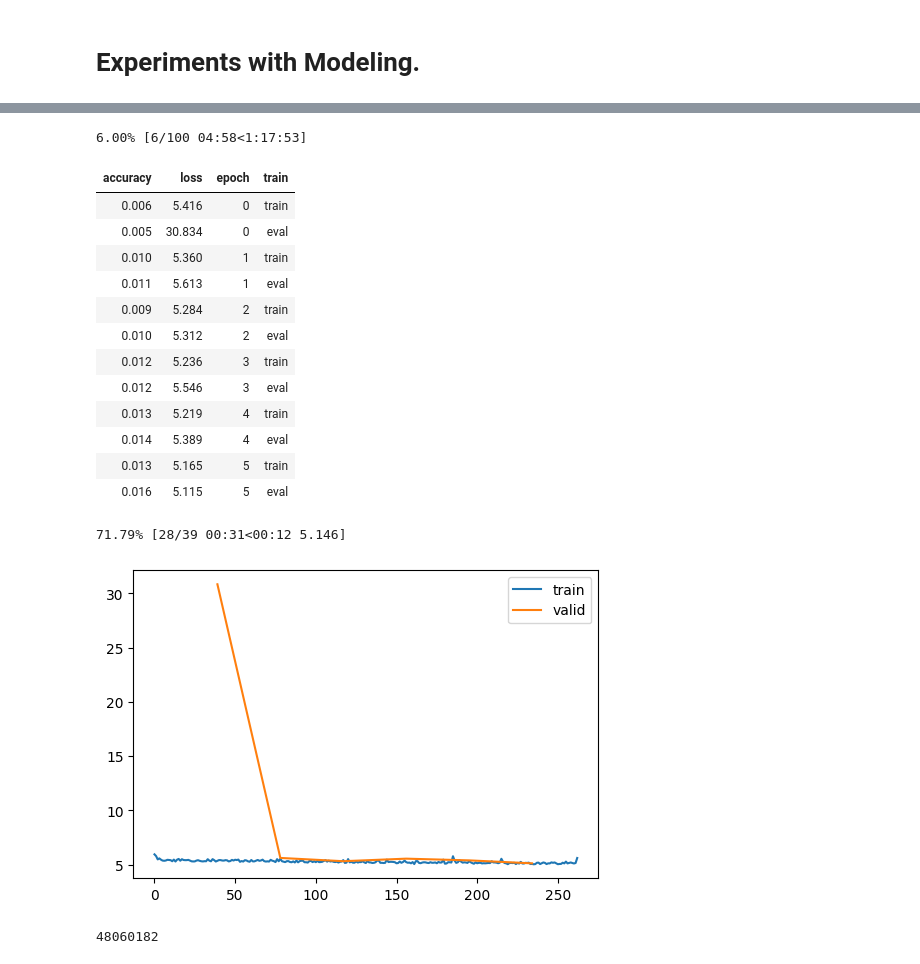
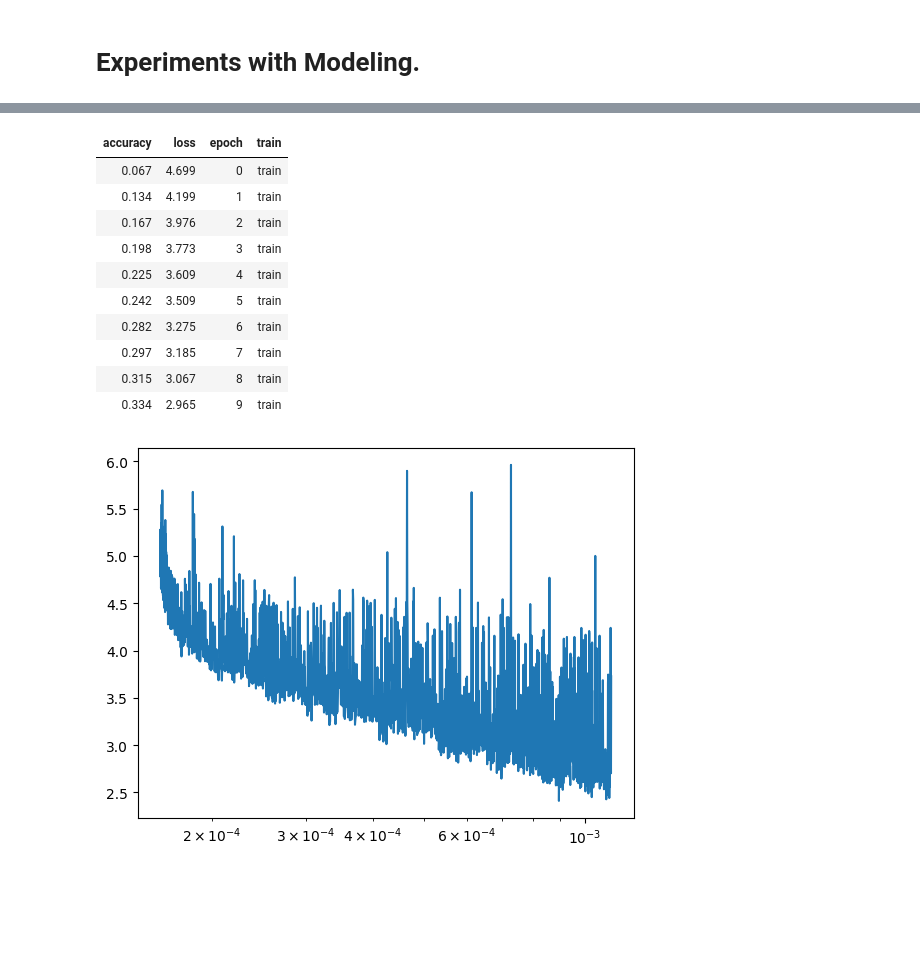
Before and after one commit to pranay8297/fastaip2, a Jupyter notebook: pre_act_experimentation.ipynb, the cells around one changed output, grey strips where cells are left out. Saved outputs shown, nothing was run; the diff lists cells and outputs as text; code cells hidden in the pictures; blank space fills up the shorter version.

```diff
--- a/pre_act_experimentation.ipynb
+++ b/pre_act_experimentation.ipynb
@@ -385,3 +370,5 @@ train_dl, valid_dl = DataLoader(train_ds, 256, True, collate_fn = collate_fn, nu
+# %%
+train_dl, valid_dl = DataLoader(train_ds, 512, True, collate_fn = collate_fn, num_workers = 2), DataLoader(valid_ds, 512, True, collate_fn = collate_fn, num_workers = 2)
 # %%
 x, y = next(iter(train_dl))
 # %%
@@ -399,56 +386,37 @@ x.shape, y.shape
 # Just complete Aug Norm CB v2
 # %%
 # function to build model with nfs and nls
+def blocks(nls, ni, nf, block, act = GeneralRelu):
+  # return [PreActResBlock(ni, nf, act = act)] + [PreActResBlock(nf, nf, stride = 1, act = act) if i < nls - 1 else block(nf, nf, stride = 1, act = act) for i in range(nls - 1)]
+  return [PreActResBlock(ni, nf, act = act)] + [PreActResBlock(nf, nf, stride = 1, act = act) for i in range(nls - 1)]
 
-def blocks(nls, ni, nf, block):
-  ls = [PreActResBlock(ni, nf)] + [block(nf, nf, stride = 1) for i in range(nls - 1)]
-  return ls
-
-def get_model(block = PreActResBlockD, act = GeneralRelu, nls = [2, 3, 4, 2, 1], nfs = [64, 128, 256, 512, 1024], nc = 10, norm = nn.BatchNorm2d, bias = True, p = 0.2):
+def get_model(block = PreActResBlockD, act = GeneralRelu, nls = [1, 3, 5, 3, 1], nfs = [32, 64, 128, 256, 512], nc = 10, norm = nn.BatchNorm2d, bias = True, p = 0.2):
 
   pnf, layers = 3, []
-
   for nl, nf in zip(nls, nfs):
-    layers += blocks(nl, pnf, nf, block)
+    layers += blocks(nl, pnf, nf, block, act = act)
     pnf = nf
 
-  return nn.Sequential(*layers, act(), AveragePool(), nn.Dropout(p), nn.Linear(nf, nc, bias = False), nn.BatchNorm1d(nc))
+  return nn.Sequential(*layers, nn.BatchNorm2d(nfs[-1]), act(), AveragePool(), nn.Dropout(p), nn.Linear(nf, nc, bias = False), nn.BatchNorm1d(nc))
 # %%
-act_gr = partial(GeneralRelu, sub = 0.1, leak = 0.1)
+act_gr = partial(GeneralRelu, leak = 0.1)
 iw = partial(init_weights, leaky = 0.1)
 # %%
 dls = DataLoaders(train_dl, valid_dl)
-lr_max, epochs = 5e-02, 100
+lr_max, epochs = 4e-03, 75
 cbs = [
           DeviceCB(torch.device('cuda' if torch.cuda.is_available() else 'cpu')),
           MetricsCB(accuracy = MulticlassAccuracy()),
           ProgressCB(plot = True),
           BatchSchedulerCB(partial(lr_scheduler.OneCycleLR, max_lr = lr_max, epochs = epochs, steps_per_epoch = len(dls.train))),
-          AugmentNormCBV2(total_epochs = epochs, threshold = 0.31,
-                          initial_transforms = [v2.RandomHorizontalFlip(p = 0.5),
-                                                v2.Pad(4),
-                                                v2.RandomCrop(size=(64, 64)),
-                                                v2.TrivialAugmentWide(interpolation = InterpolationMode.BILINEAR)],
-                          addtional_transforms=[RandErase(max_num = 4)]
+          AugmentNormCBV2(total_epochs = epochs, threshold = 0.1,
+                            initial_transforms = [v2.RandomHorizontalFlip(p = 0.5),
+                                                  v2.Pad(4),
+                                                  v2.RandomCrop(size=(64, 64)),
+                                                  v2.TrivialAugmentWide(interpolation = InterpolationMode.BILINEAR),
+                                                  RandErase(max_num = 4)] ,
+                            addtional_transforms=[]#[RandErase(max_num = 4)]
                           )
       ]
-model = get_model(act = act_gr, nls = [2, 3, 8, 5, 2, 1], nfs = [64, 128, 256, 512, 1024, 2048], nc = 200, norm = nn.BatchNorm2d, bias = True, p = 0.25)
+model = get_model(act = act_gr, nls = [1, 5, 8, 5, 2, 1], nfs = [64, 128, 256, 512, 1024, 2048], nc = 200, norm = nn.BatchNorm2d, bias = True, p = 0.2).apply(iw)
 learner = AccLearner(model, dls, loss_func = nn.CrossEntropyLoss(), lr = lr_max, cbs = cbs, opt_func = torch.optim.AdamW)
-learner.fit(epochs)
-# %% [output]
-6.00% [6/100 04:58<1:17:53]
-| accuracy | loss | epoch | train |
-| 0.006 | 5.416 | 0 | train |
-| 0.005 | 30.834 | 0 | eval |
-| 0.010 | 5.360 | 1 | train |
-| 0.011 | 5.613 | 1 | eval |
-| 0.009 | 5.284 | 2 | train |
-| 0.010 | 5.312 | 2 | eval |
-| 0.012 | 5.236 | 3 | train |
-| 0.012 | 5.546 | 3 | eval |
-| 0.013 | 5.219 | 4 | train |
-| 0.014 | 5.389 | 4 | eval |
-| 0.013 | 5.165 | 5 | train |
-| 0.016 | 5.115 | 5 | eval |
-71.79% [28/39 00:31<00:12 5.146]
-[figure, removed]
@@ -458,4 +423,15 @@ for i in model.parameters(): t+= i.numel()
-# %%
-t
-# %% [output]
-48060182
+# %%
+learner.lr_find()
+# %% [output]
+| accuracy | loss | epoch | train |
+| 0.067 | 4.699 | 0 | train |
+| 0.134 | 4.199 | 1 | train |
+| 0.167 | 3.976 | 2 | train |
+| 0.198 | 3.773 | 3 | train |
+| 0.225 | 3.609 | 4 | train |
+| 0.242 | 3.509 | 5 | train |
+| 0.282 | 3.275 | 6 | train |
+| 0.297 | 3.185 | 7 | train |
+| 0.315 | 3.067 | 8 | train |
+| 0.334 | 2.965 | 9 | train |
+[figure, added]
```
Also changed, not shown: parts of 13 cells of this notebook.
